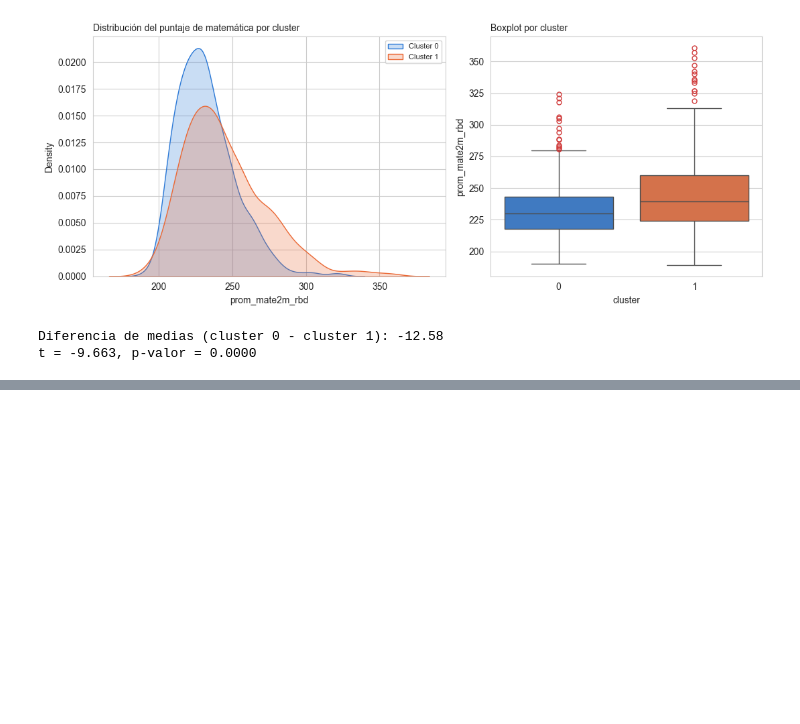
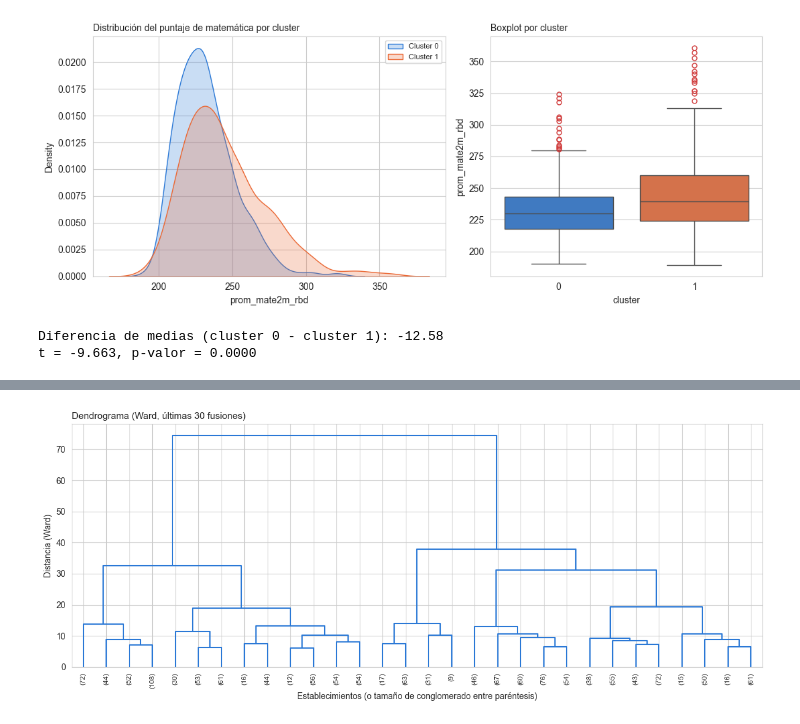
Before and after one commit to vcanalesg/dcc_taller_proyecto_g4, a Jupyter notebook: tarea_clustering.ipynb, the cells around one changed output, grey strips where cells are left out. Saved outputs shown, nothing was run; the diff lists cells and outputs as text; code cells hidden in the pictures; blank space fills up the shorter version.

Commit message:
cluster aglomerativo y gaussian mixture model

```diff
--- a/tarea_clustering.ipynb
+++ b/tarea_clustering.ipynb
@@ -358,0 +363,24 @@ t = -9.663, p-valor = 0.0000
+# %%
+from scipy.cluster.hierarchy import linkage, dendrogram
+
+Z = linkage(X_scaled, method="ward")
+
+fig, ax = plt.subplots(figsize=(12, 5))
+dendrogram(
+    Z,
+    truncate_mode="lastp",
+    p=30,
+    show_leaf_counts=True,
+    leaf_rotation=90,
+    leaf_font_size=8,
+    color_threshold=0,
+    above_threshold_color="#2a78d6",
+    ax=ax,
+)
+ax.set_title("Dendrograma (Ward, últimas 30 fusiones)", fontsize=11, loc="left")
+ax.set_xlabel("Establecimientos (o tamaño de conglomerado entre paréntesis)")
+ax.set_ylabel("Distancia (Ward)")
+plt.tight_layout()
+plt.show()
+# %% [output]
+[figure, added]
```
Also changed, not shown: parts of 22 cells of this notebook.
